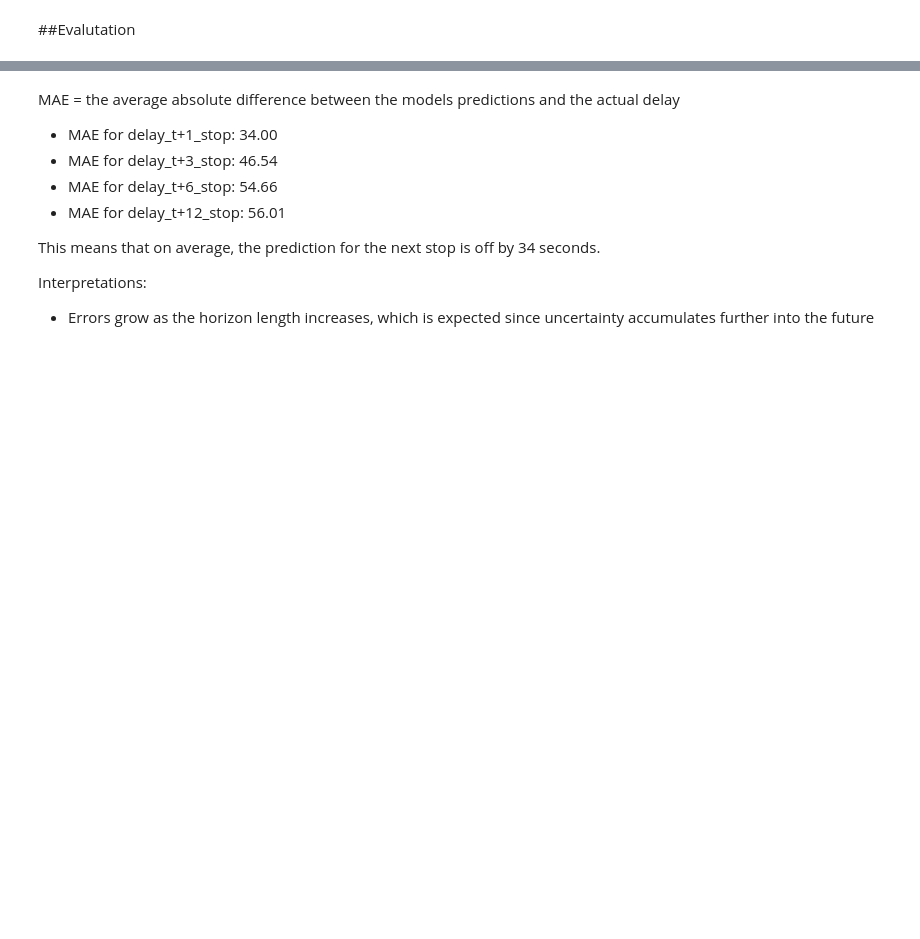
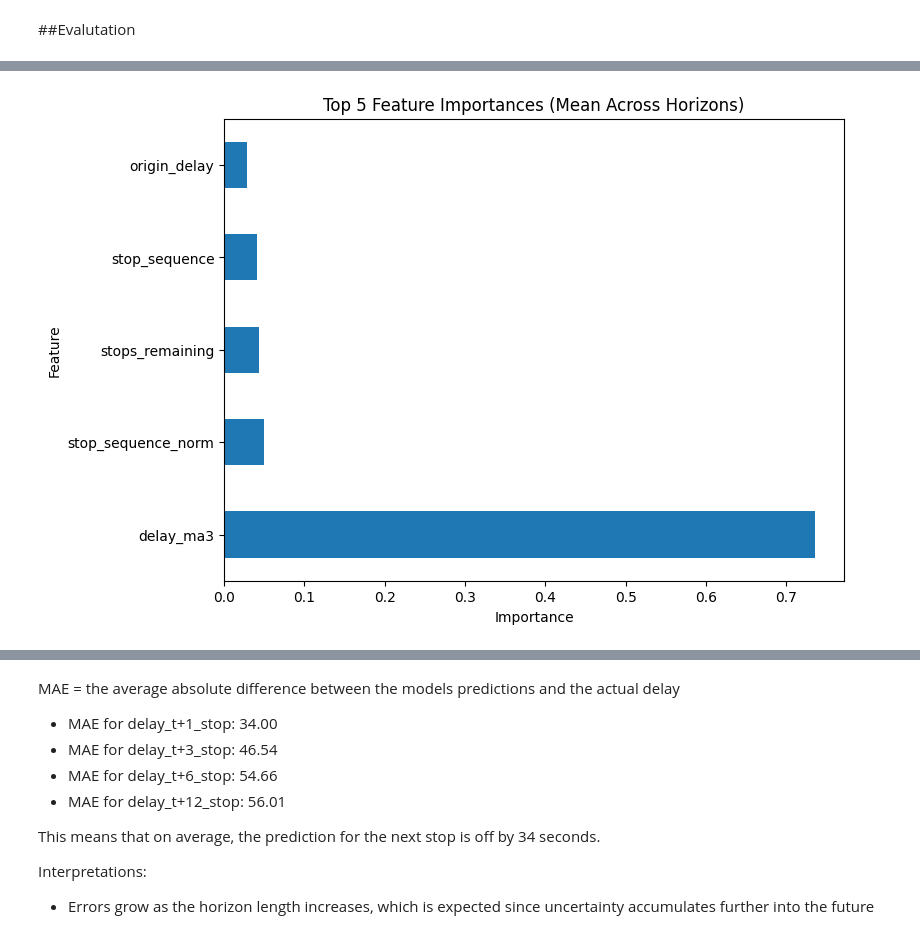
Before and after one commit to 2ovisa/AH2179, a Jupyter notebook: project.ipynb, the cells around one changed output, grey strips where cells are left out. Saved outputs shown, nothing was run; the diff lists cells and outputs as text; code cells hidden in the pictures; blank space fills up the shorter version.

```diff
--- a/project.ipynb
+++ b/project.ipynb
@@ -291,22 +647,24 @@ plt.show()
 # %%
 #Feature importance for XGB, vilken feature påverkar prediction mest
 import numpy as np
 import pandas as pd
 import matplotlib.pyplot as plt
 
 # samla importances från varje intern modell
 importances = []
-for i, est in enumerate(xgb_model.estimators_):
+for i, est in enumerate(model.estimators_):
     imp = est.feature_importances_
     importances.append(imp)
 
 # medelvärde över alla horisonter
 mean_importance = np.mean(importances, axis=0)
 
 # sortera och plotta
 feat_imp = pd.Series(mean_importance, index=X.columns).sort_values(ascending=False)
 feat_imp.head(5).plot(kind='barh', figsize=(8,6))
 plt.title("Top 5 Feature Importances (Mean Across Horizons)")
 plt.xlabel("Importance")
 plt.ylabel("Feature")
 plt.show()
+# %% [output]
+[figure, added]
```
Also changed, not shown: parts of 45 cells of this notebook.
